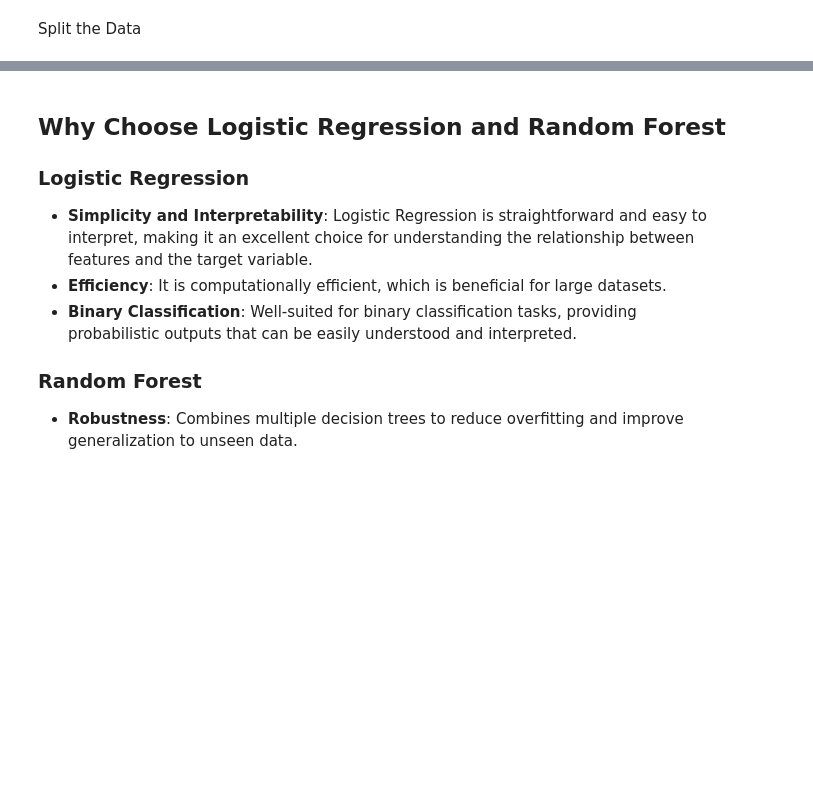
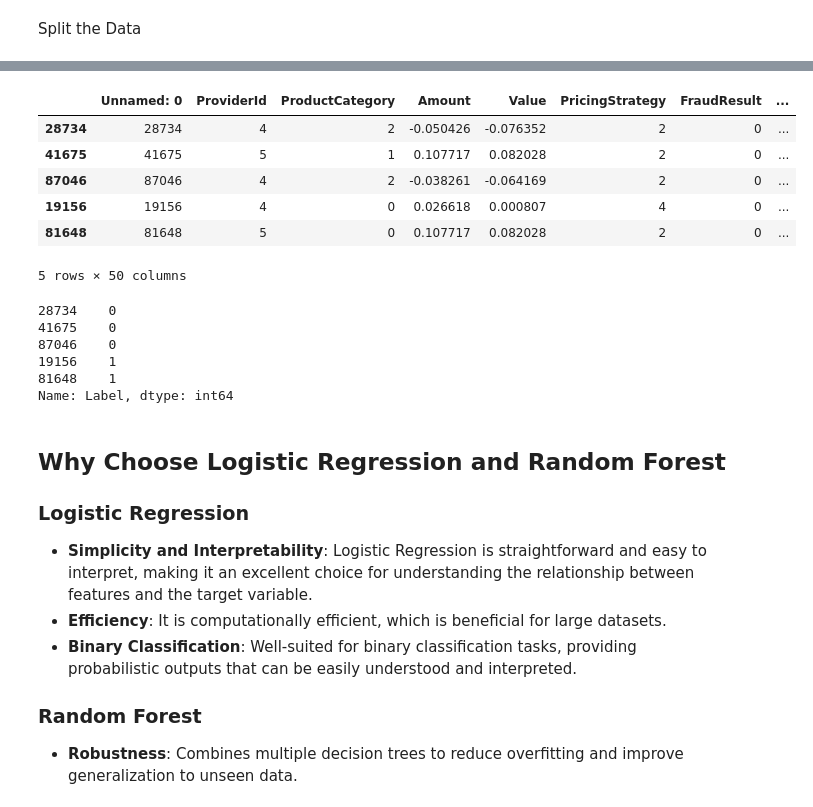
Before and after one commit to dagiteferi/Credit-scoring-model, a Jupyter notebook: notebooks/Modelling.ipynb, the cells around one changed output, grey strips where cells are left out. Saved outputs shown, nothing was run; the diff lists cells and outputs as text; code cells hidden in the pictures; blank space fills up the shorter version.

```diff
--- a/notebooks/Modelling.ipynb
+++ b/notebooks/Modelling.ipynb
@@ -105,3 +105,22 @@ X_train , X_test , y_train , y_test  = mc.split_the_data(data)
+# %%
+X_train.head()
+# %% [output]
+|  | Unnamed: 0 | ProviderId | ProductCategory | Amount | Value | PricingStrategy | FraudResult | ... |
+| 28734 | 28734 | 4 | 2 | -0.050426 | -0.076352 | 2 | 0 | ... |
+| 41675 | 41675 | 5 | 1 | 0.107717 | 0.082028 | 2 | 0 | ... |
+| 87046 | 87046 | 4 | 2 | -0.038261 | -0.064169 | 2 | 0 | ... |
+| 19156 | 19156 | 4 | 0 | 0.026618 | 0.000807 | 4 | 0 | ... |
+| 81648 | 81648 | 5 | 0 | 0.107717 | 0.082028 | 2 | 0 | ... |
+5 rows × 50 columns
+# %%
+y_train.head()
+# %% [output]
+28734    0
+41675    0
+87046    0
+19156    1
+81648    1
+Name: Label, dtype: int64
 # %% [markdown]
 ## Why Choose Logistic Regression and Random Forest
 
```
Also changed, not shown: parts of 4 cells of this notebook, 4 other files.
